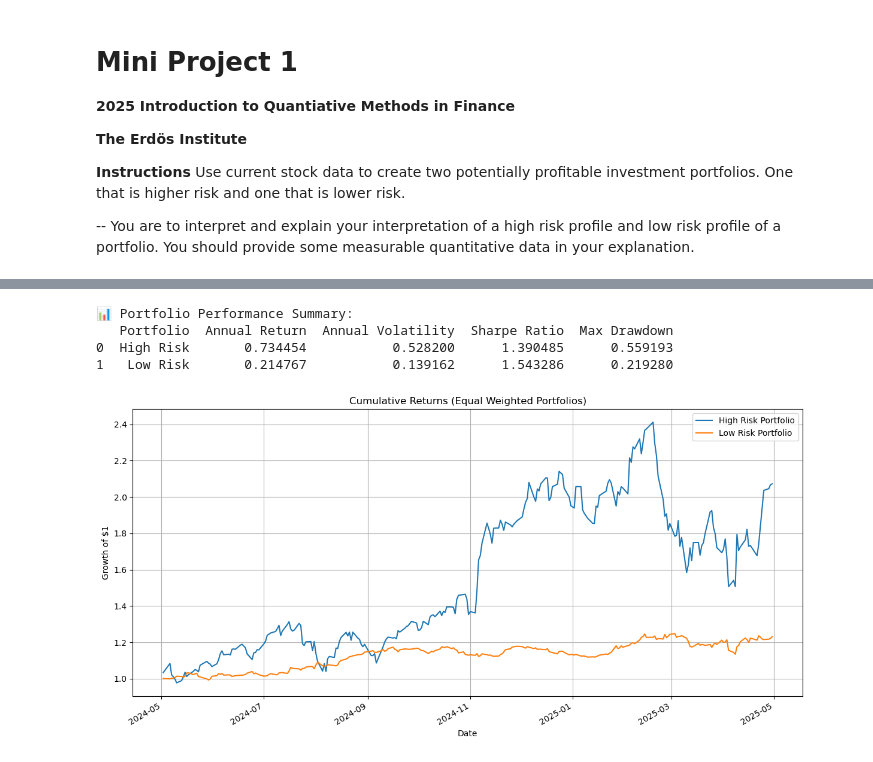
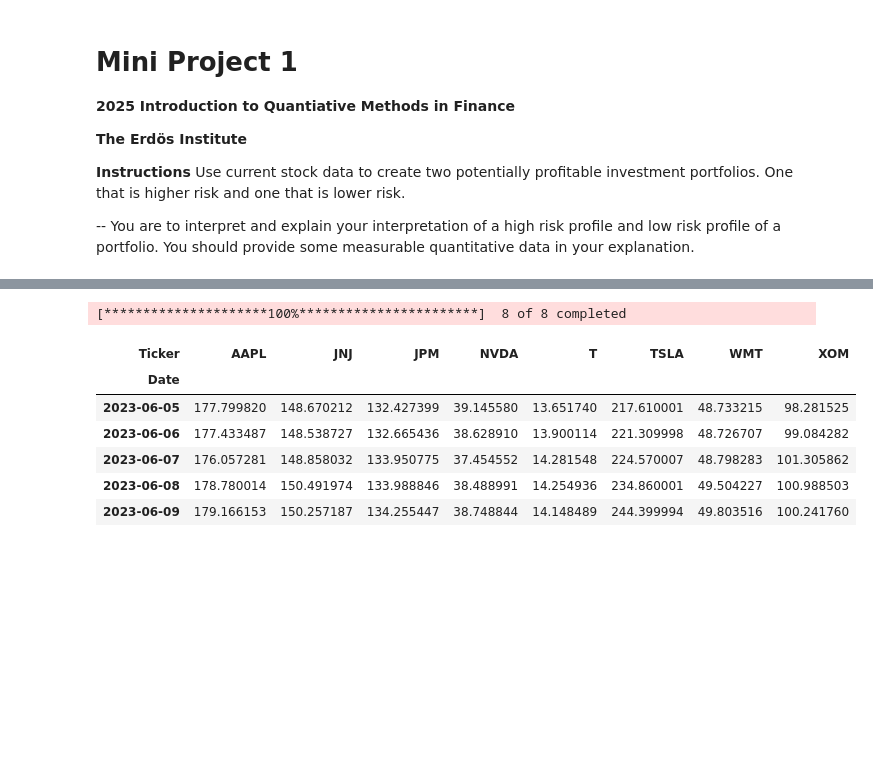
Before and after one commit to debanjan-cosmo/Quant_Finance_Erdos_Summer_2025, a Jupyter notebook: Mini_Projects/Mini Project 1.ipynb, the cells around one changed output, grey strips where cells are left out. Cells and saved outputs as stored; diff of their text form; code cells hidden in the pictures; blank space fills up the shorter version.

```diff
--- a/Mini_Projects/Mini Project 1.ipynb
+++ b/Mini_Projects/Mini Project 1.ipynb
@@ -38,60 +10,0 @@ data.describe()
-# %%
-# If columns are multi-level, extract 'Adj Close' properly
-if isinstance(data.columns, pd.MultiIndex):
-    data = data['Close']
-else:
-    raise ValueError("Unexpected column structure in downloaded data.")
-
-# Step 3: Compute daily returns
-returns = data.pct_change().dropna()
-returns_high = returns[high_risk_tickers]
-returns_low = returns[low_risk_tickers]
-
-# Step 4: Equal weight portfolio metrics
-def portfolio_metrics(returns, name="Portfolio"):
-    n_assets = returns.shape[1]
-    weights = np.array([1/n_assets] * n_assets)
-
-    mean_returns = returns.mean() * 252
-    cov_matrix = returns.cov() * 252
-
-    port_return = np.dot(weights, mean_returns)
-    port_vol = np.sqrt(np.dot(weights.T, np.dot(cov_matrix, weights)))
-    sharpe = port_return / port_vol
-
-    cum_returns = (returns + 1).cumprod()
-    max_dd = ((cum_returns.cummax() - cum_returns) / cum_returns.cummax()).max().max()
-
-    return {
-        "Portfolio": name,
-        "Annual Return": port_return,
-        "Annual Volatility": port_vol,
-        "Sharpe Ratio": sharpe,
-        "Max Drawdown": max_dd
-    }
-
-# Step 5: Calculate and summarize metrics
-metrics_high = portfolio_metrics(returns_high, name="High Risk")
-metrics_low = portfolio_metrics(returns_low, name="Low Risk")
-
-summary_df = pd.DataFrame([metrics_high, metrics_low])
-print("\n📊 Portfolio Performance Summary:")
-print(summary_df)
-
-# Step 6: Plot cumulative returns
-plt.figure(figsize=(12, 6))
-(returns_high + 1).cumprod().mean(axis=1).plot(label='High Risk Portfolio')
-(returns_low + 1).cumprod().mean(axis=1).plot(label='Low Risk Portfolio')
-plt.title('Cumulative Returns (Equal Weighted Portfolios)')
-plt.xlabel('Date')
-plt.ylabel('Growth of $1')
-plt.legend()
-plt.grid(True)
-plt.tight_layout()
-plt.show()
-# %% [output]
-📊 Portfolio Performance Summary:
-   Portfolio  Annual Return  Annual Volatility  Sharpe Ratio  Max Drawdown
-0  High Risk       0.734454           0.528200      1.390485      0.559193
-1   Low Risk       0.214767           0.139162      1.543286      0.219280
-[figure, removed]
@@ -97,0 +21,19 @@ plt.show()
+# %%
+# Choose stocks from different industries
+tickers = ['AAPL', 'TSLA', 'JNJ', 'NVDA', 'JPM', 'WMT', 'XOM', 'T']
+
+start_date = dt.datetime.today() - dt.timedelta(days=2*365)
+end_date = dt.datetime.today()
+
+# Download Adjusted Close prices
+data = yf.download(tickers, start=start_date, end=end_date)['Close']
+data.head()
+# %% [output]
+[*********************100%***********************]  8 of 8 completed
+| Ticker | AAPL | JNJ | JPM | NVDA | T | TSLA | WMT | XOM |
+| Date |  |  |  |  |  |  |  |  |
+| 2023-06-05 | 177.799820 | 148.670212 | 132.427399 | 39.145580 | 13.651740 | 217.610001 | 48.733215 | 98.281525 |
+| 2023-06-06 | 177.433487 | 148.538727 | 132.665436 | 38.628910 | 13.900114 | 221.309998 | 48.726707 | 99.084282 |
+| 2023-06-07 | 176.057281 | 148.858032 | 133.950775 | 37.454552 | 14.281548 | 224.570007 | 48.798283 | 101.305862 |
+| 2023-06-08 | 178.780014 | 150.491974 | 133.988846 | 38.488991 | 14.254936 | 234.860001 | 49.504227 | 100.988503 |
+| 2023-06-09 | 179.166153 | 150.257187 | 134.255447 | 38.748844 | 14.148489 | 244.399994 | 49.803516 | 100.241760 |
```
Also changed, not shown: parts of 12 cells of this notebook, 1 other file.
